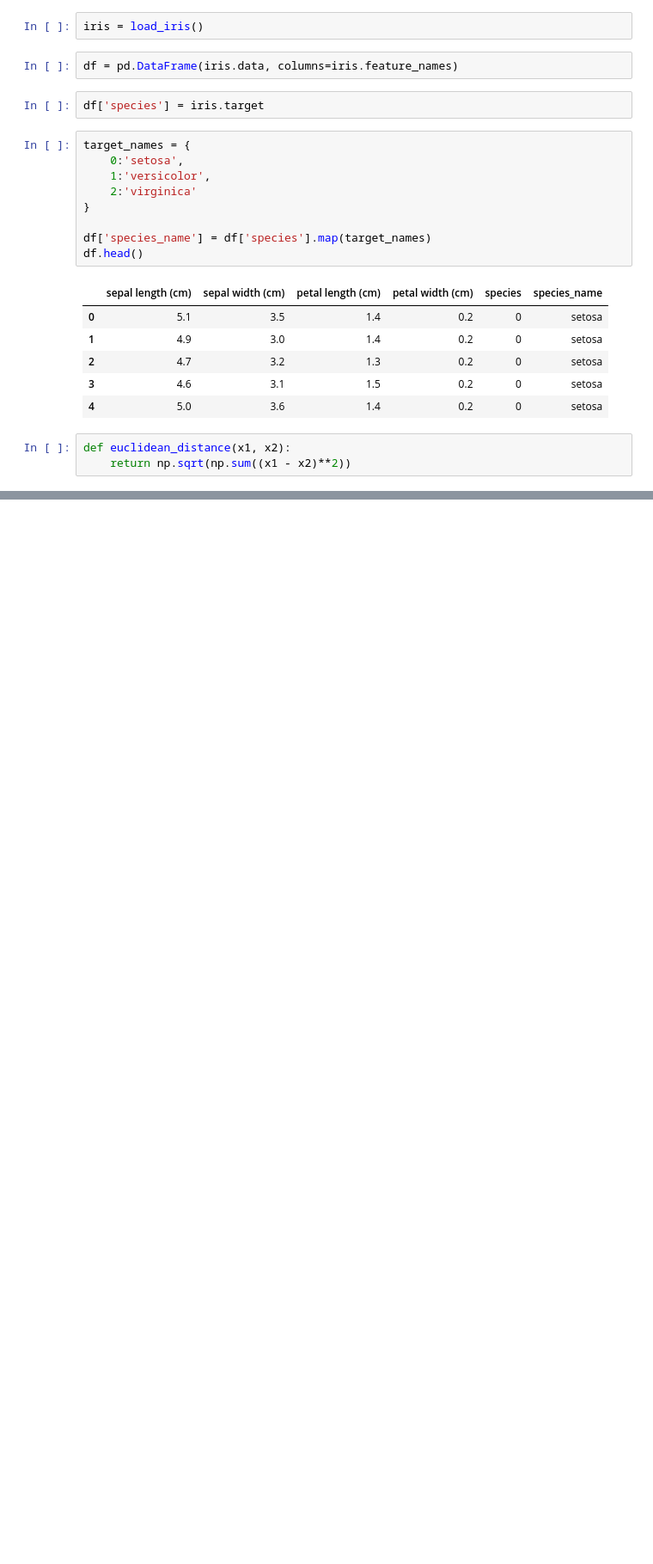
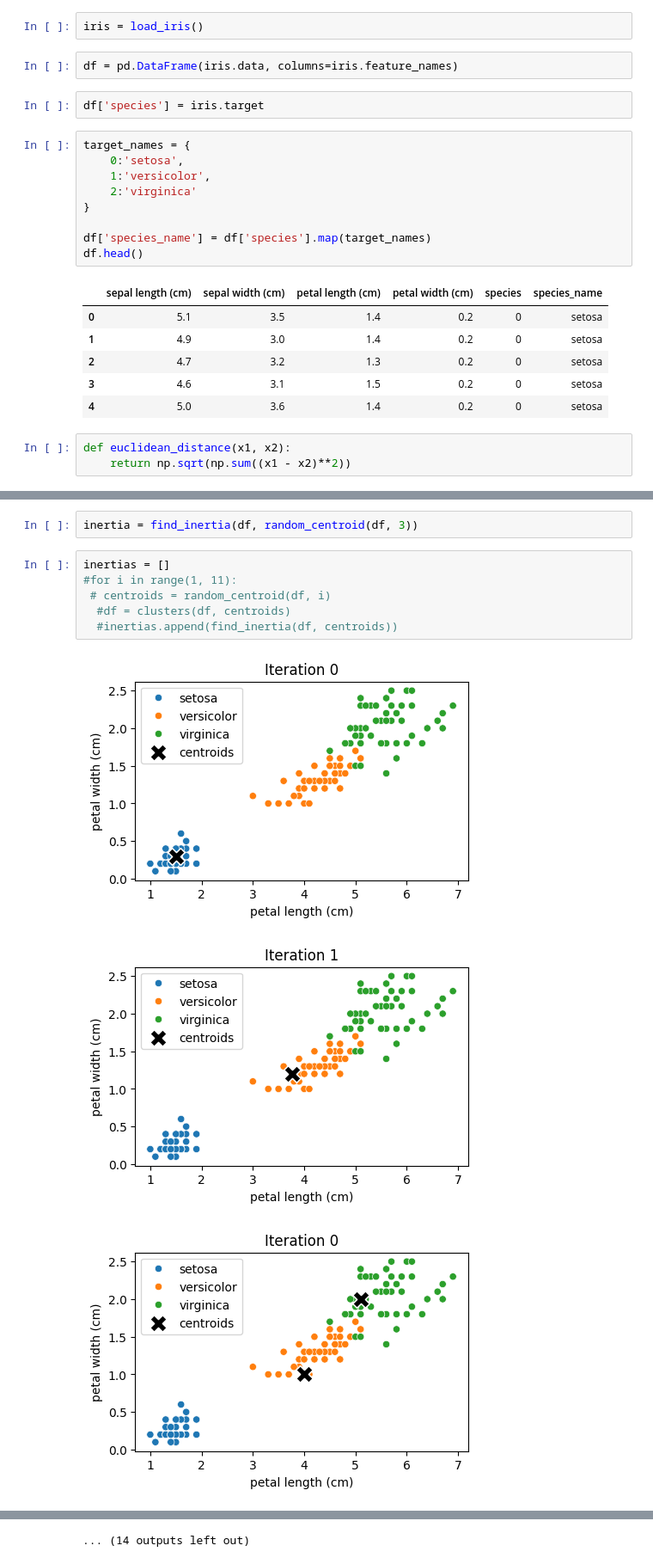
Before and after one commit to reagenhuskey/cs290, a Jupyter notebook: k_nearest_clustering.ipynb, the cells around one changed output, grey strips where cells are left out. Shown at 86% size. Drawn from its saved outputs; the diff is of its cells as text; blank space fills up the shorter version.

```diff
--- a/k_nearest_clustering.ipynb
+++ b/k_nearest_clustering.ipynb
@@ -75,0 +123,12 @@ plt.show()
+# %%
+inertia = find_inertia(df, random_centroid(df, 3))
+# %%
+inertias = []
+#for i in range(1, 11):
+ # centroids = random_centroid(df, i)
+  #df = clusters(df, centroids)
+  #inertias.append(find_inertia(df, centroids))
+# %% [output]
+[figure, added]
+[figure, added]
+[figure, added]
@@ -75,0 +144 @@ plt.show()
+... (14 outputs left out)
```
Also changed, not shown: parts of 14 cells of this notebook.
